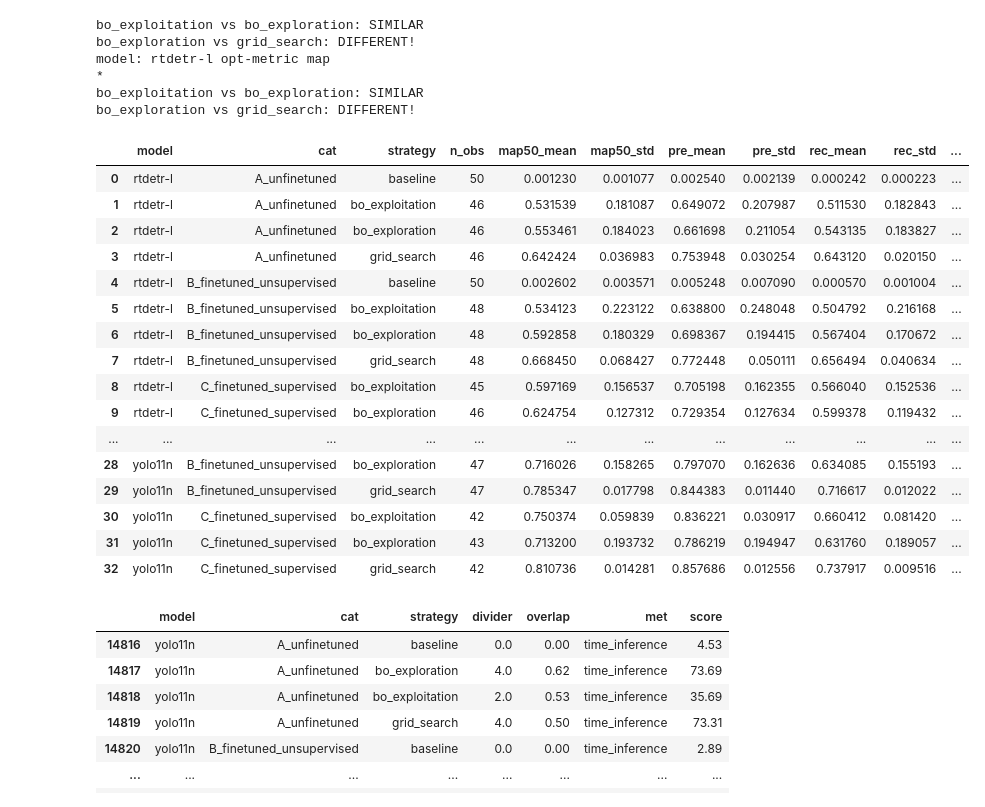
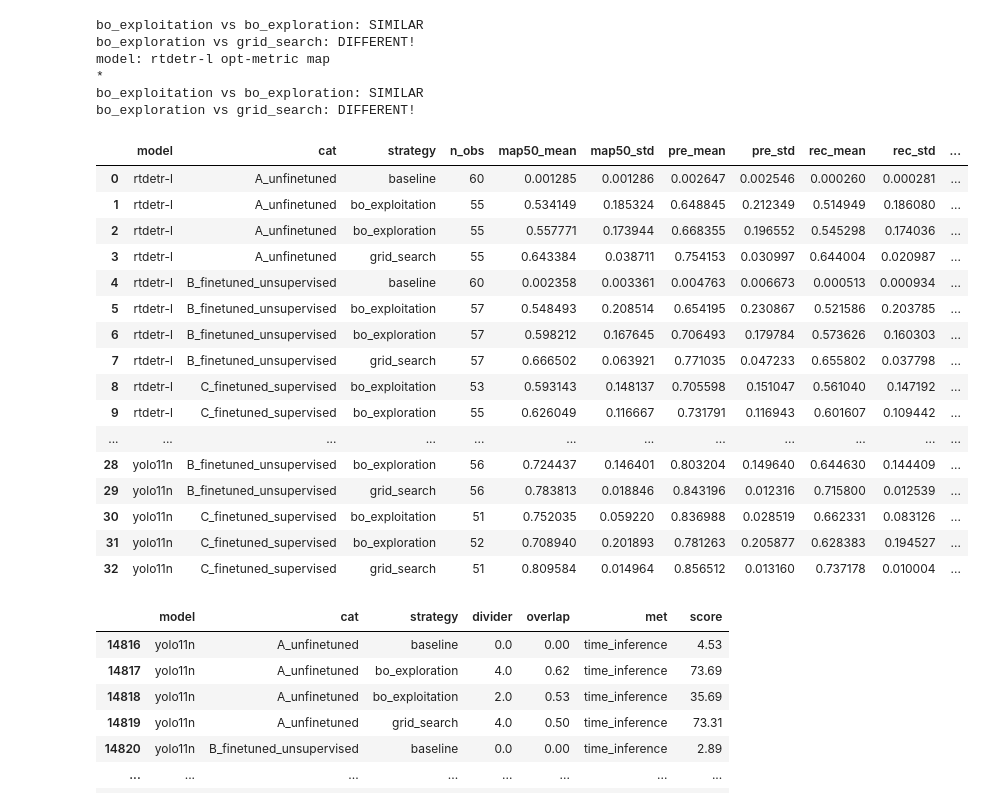
Before and after one commit to Niche-Lab/ant-detective, a Jupyter notebook: _5_eval-study2.ipynb, the cells around one changed output. Saved outputs shown, nothing was run; the diff lists cells and outputs as text; code cells hidden in the pictures.

```diff
--- a/_5_eval-study2.ipynb
+++ b/_5_eval-study2.ipynb
@@ -45,3 +45,6 @@ cat_order = [
     "C_finetuned_supervised"
 ]
 model_order = ["yolo11n", "yolo11m", "rtdetr-l"]
+# %%
+data = pd.read_csv("out/s2_raw.csv")
+data.head()
@@ -148,48 +159,47 @@ bo_exploration vs grid_search: DIFFERENT!
 # %%
 # calculate mean, median, std, min, max
 data_sum = data.\
-    query("iters <= 5").\
     groupby(['model', "cat", "strategy"]).agg(
     n_obs=pd.NamedAgg(column='precision', aggfunc='count'),
     # map50
     map50_mean=pd.NamedAgg(column='map50', aggfunc='mean'),
     map50_std=pd.NamedAgg(column='map50', aggfunc='std'),
     # precision
     pre_mean=pd.NamedAgg(column='precision', aggfunc='mean'),
     pre_std=pd.NamedAgg(column='precision', aggfunc='std'),
     # recall
     rec_mean=pd.NamedAgg(column='recall', aggfunc='mean'),
     rec_std=pd.NamedAgg(column='recall', aggfunc='std'),
     # f1
     f1_mean=pd.NamedAgg(column='f1', aggfunc='mean'),
     f1_std=pd.NamedAgg(column='f1', aggfunc='std'),
     # time_hptuning'
     time_hptuning_mean=pd.NamedAgg(column='time_hptuning', aggfunc='mean'),
     time_hptuning_std=pd.NamedAgg(column='time_hptuning', aggfunc='std'),
     # time_inference
     time_inference_mean=pd.NamedAgg(column='time_inference', aggfunc='mean'),
     time_inference_std=pd.NamedAgg(column='time_inference', aggfunc='std'),
 ).reset_index()
 data_sum.to_csv(Path("out") / "s2_pivot.csv", index=False)
 data_sum
 # %% [output]
 |  | model | cat | strategy | n_obs | map50_mean | map50_std | pre_mean | pre_std | rec_mean | rec_std | ... |
-| 0 | rtdetr-l | A_unfinetuned | baseline | 50 | 0.001230 | 0.001077 | 0.002540 | 0.002139 | 0.000242 | 0.000223 | ... |
-| 1 | rtdetr-l | A_unfinetuned | bo_exploitation | 46 | 0.531539 | 0.181087 | 0.649072 | 0.207987 | 0.511530 | 0.182843 | ... |
-| 2 | rtdetr-l | A_unfinetuned | bo_exploration | 46 | 0.553461 | 0.184023 | 0.661698 | 0.211054 | 0.543135 | 0.183827 | ... |
-| 3 | rtdetr-l | A_unfinetuned | grid_search | 46 | 0.642424 | 0.036983 | 0.753948 | 0.030254 | 0.643120 | 0.020150 | ... |
-| 4 | rtdetr-l | B_finetuned_unsupervised | baseline | 50 | 0.002602 | 0.003571 | 0.005248 | 0.007090 | 0.000570 | 0.001004 | ... |
-| 5 | rtdetr-l | B_finetuned_unsupervised | bo_exploitation | 48 | 0.534123 | 0.223122 | 0.638800 | 0.248048 | 0.504792 | 0.216168 | ... |
-| 6 | rtdetr-l | B_finetuned_unsupervised | bo_exploration | 48 | 0.592858 | 0.180329 | 0.698367 | 0.194415 | 0.567404 | 0.170672 | ... |
-| 7 | rtdetr-l | B_finetuned_unsupervised | grid_search | 48 | 0.668450 | 0.068427 | 0.772448 | 0.050111 | 0.656494 | 0.040634 | ... |
-| 8 | rtdetr-l | C_finetuned_supervised | bo_exploitation | 45 | 0.597169 | 0.156537 | 0.705198 | 0.162355 | 0.566040 | 0.152536 | ... |
-| 9 | rtdetr-l | C_finetuned_supervised | bo_exploration | 46 | 0.624754 | 0.127312 | 0.729354 | 0.127634 | 0.599378 | 0.119432 | ... |
+| 0 | rtdetr-l | A_unfinetuned | baseline | 60 | 0.001285 | 0.001286 | 0.002647 | 0.002546 | 0.000260 | 0.000281 | ... |
+| 1 | rtdetr-l | A_unfinetuned | bo_exploitation | 55 | 0.534149 | 0.185324 | 0.648845 | 0.212349 | 0.514949 | 0.186080 | ... |
+| 2 | rtdetr-l | A_unfinetuned | bo_exploration | 55 | 0.557771 | 0.173944 | 0.668355 | 0.196552 | 0.545298 | 0.174036 | ... |
+| 3 | rtdetr-l | A_unfinetuned | grid_search | 55 | 0.643384 | 0.038711 | 0.754153 | 0.030997 | 0.644004 | 0.020987 | ... |
+| 4 | rtdetr-l | B_finetuned_unsupervised | baseline | 60 | 0.002358 | 0.003361 | 0.004763 | 0.006673 | 0.000513 | 0.000934 | ... |
+| 5 | rtdetr-l | B_finetuned_unsupervised | bo_exploitation | 57 | 0.548493 | 0.208514 | 0.654195 | 0.230867 | 0.521586 | 0.203785 | ... |
+| 6 | rtdetr-l | B_finetuned_unsupervised | bo_exploration | 57 | 0.598212 | 0.167645 | 0.706493 | 0.179784 | 0.573626 | 0.160303 | ... |
+| 7 | rtdetr-l | B_finetuned_unsupervised | grid_search | 57 | 0.666502 | 0.063921 | 0.771035 | 0.047233 | 0.655802 | 0.037798 | ... |
+| 8 | rtdetr-l | C_finetuned_supervised | bo_exploitation | 53 | 0.593143 | 0.148137 | 0.705598 | 0.151047 | 0.561040 | 0.147192 | ... |
+| 9 | rtdetr-l | C_finetuned_supervised | bo_exploration | 55 | 0.626049 | 0.116667 | 0.731791 | 0.116943 | 0.601607 | 0.109442 | ... |
 | ... | ... | ... | ... | ... | ... | ... | ... | ... | ... | ... | ... |
-| 28 | yolo11n | B_finetuned_unsupervised | bo_exploration | 47 | 0.716026 | 0.158265 | 0.797070 | 0.162636 | 0.634085 | 0.155193 | ... |
-| 29 | yolo11n | B_finetuned_unsupervised | grid_search | 47 | 0.785347 | 0.017798 | 0.844383 | 0.011440 | 0.716617 | 0.012022 | ... |
-| 30 | yolo11n | C_finetuned_supervised | bo_exploitation | 42 | 0.750374 | 0.059839 | 0.836221 | 0.030917 | 0.660412 | 0.081420 | ... |
-| 31 | yolo11n | C_finetuned_supervised | bo_exploration | 43 | 0.713200 | 0.193732 | 0.786219 | 0.194947 | 0.631760 | 0.189057 | ... |
-| 32 | yolo11n | C_finetuned_supervised | grid_search | 42 | 0.810736 | 0.014281 | 0.857686 | 0.012556 | 0.737917 | 0.009516 | ... |
+| 28 | yolo11n | B_finetuned_unsupervised | bo_exploration | 56 | 0.724437 | 0.146401 | 0.803204 | 0.149640 | 0.644630 | 0.144409 | ... |
+| 29 | yolo11n | B_finetuned_unsupervised | grid_search | 56 | 0.783813 | 0.018846 | 0.843196 | 0.012316 | 0.715800 | 0.012539 | ... |
+| 30 | yolo11n | C_finetuned_supervised | bo_exploitation | 51 | 0.752035 | 0.059220 | 0.836988 | 0.028519 | 0.662331 | 0.083126 | ... |
+| 31 | yolo11n | C_finetuned_supervised | bo_exploration | 52 | 0.708940 | 0.201893 | 0.781263 | 0.205877 | 0.628383 | 0.194527 | ... |
+| 32 | yolo11n | C_finetuned_supervised | grid_search | 51 | 0.809584 | 0.014964 | 0.856512 | 0.013160 | 0.737178 | 0.010004 | ... |
 # %%
 data_fig = data.melt(id_vars=["model", "cat", "strategy", "divider", "overlap"],
                      var_name="met", value_name="score")
```
Also changed, not shown: parts of 6 cells of this notebook, 34 other files.
